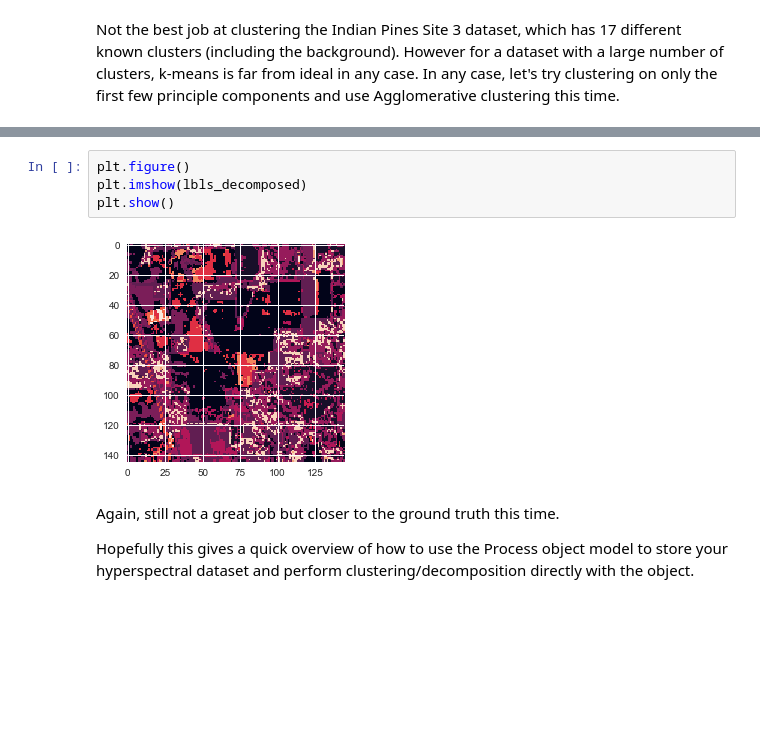
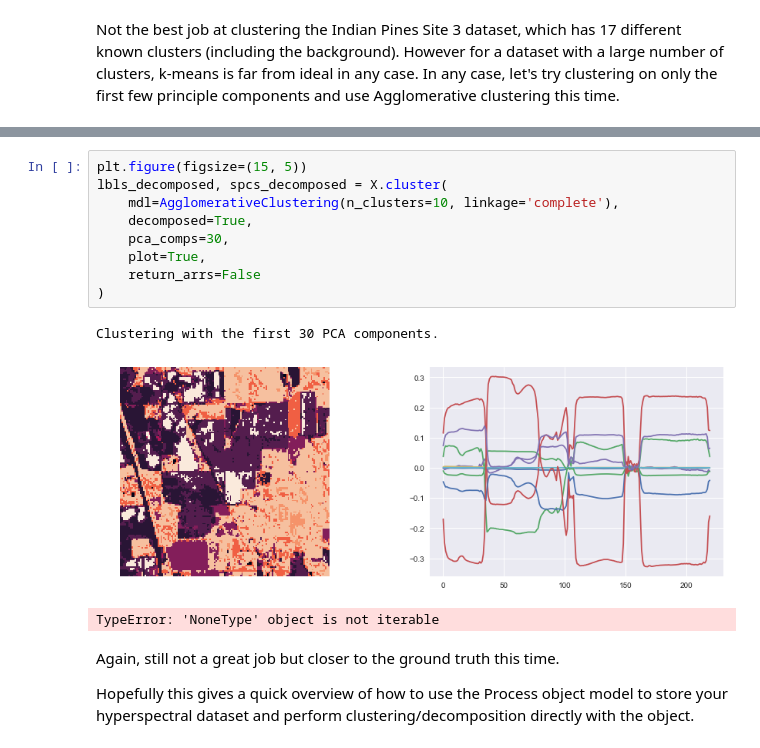
Before and after one commit to priyankshah7/hypers, a Jupyter notebook: examples/indian_pines.ipynb, the cells around one changed output, grey strips where cells are left out. Cells and saved outputs as stored; diff of their text form; blank space fills up the shorter version.

```diff
--- a/examples/indian_pines.ipynb
+++ b/examples/indian_pines.ipynb
@@ -111,9 +97,16 @@ Array size of the spectra from clustering is (17, 220)
-# %%
-plt.figure()
-plt.imshow(lbls_decomposed)
-plt.show()
-# %% [output]
-[figure, removed]
+# %%
+plt.figure(figsize=(15, 5))
+lbls_decomposed, spcs_decomposed = X.cluster(
+    mdl=AgglomerativeClustering(n_clusters=10, linkage='complete'),
+    decomposed=True,
+    pca_comps=30,
+    plot=True,
+    return_arrs=False
+)
+# %% [output]
+Clustering with the first 30 PCA components.
+[figure, added]
+TypeError: 'NoneType' object is not iterable
 # %% [markdown]
 Again, still not a great job but closer to the ground truth this time.
 
```
Also changed, not shown: parts of 11 cells of this notebook.
